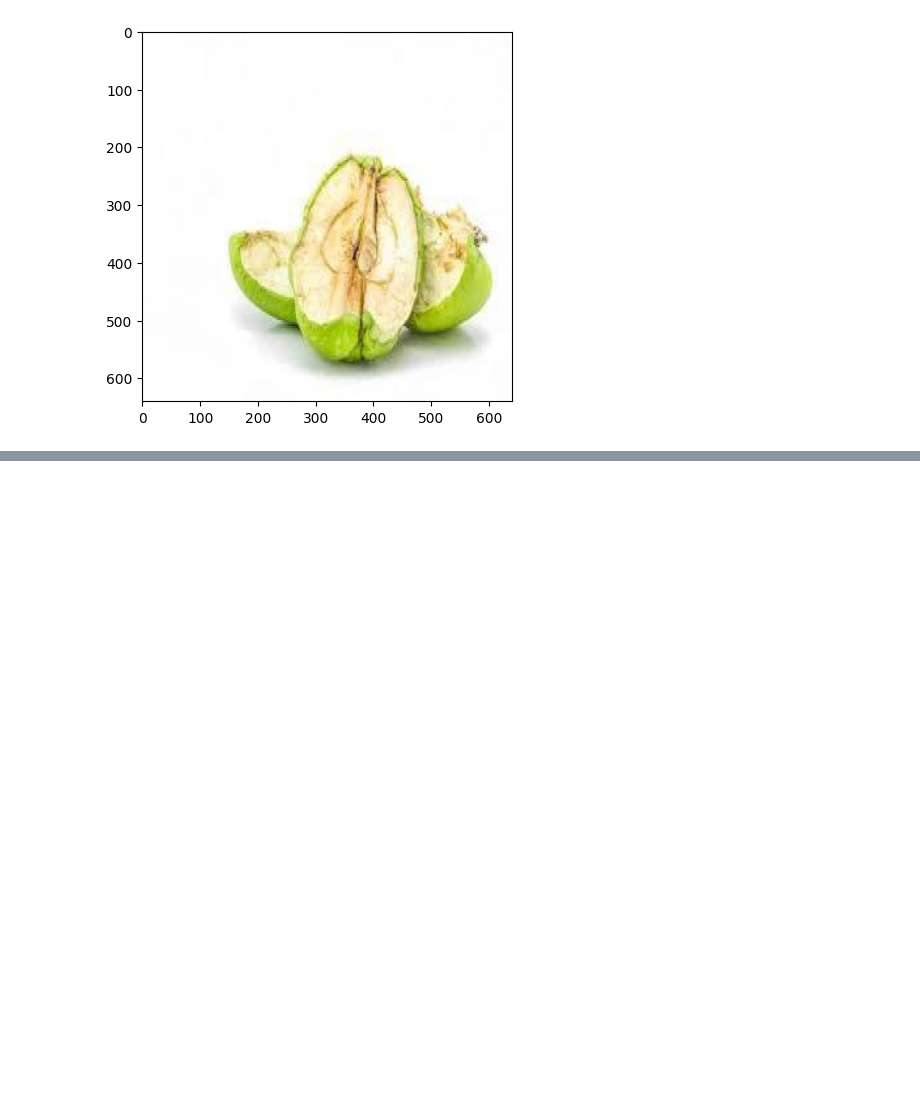
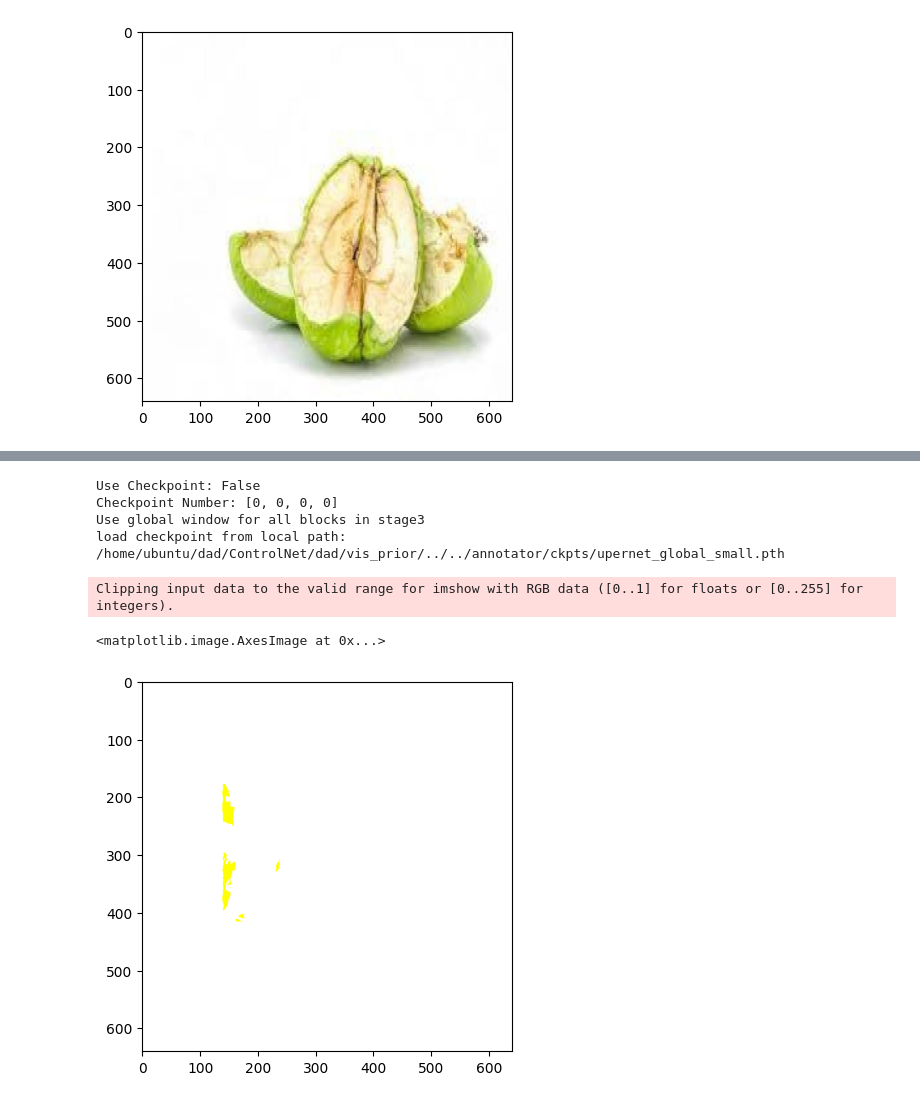
Before and after one commit to FANGAreNotGnu/ControlNet, a Jupyter notebook: dad/vis_prior/test_vis_prior_generation.ipynb, the cells around one changed output, grey strips where cells are left out. Cells and saved outputs as stored; diff of their text form; code cells hidden in the pictures; blank space fills up the shorter version.

```diff
--- a/dad/vis_prior/test_vis_prior_generation.ipynb
+++ b/dad/vis_prior/test_vis_prior_generation.ipynb
@@ -65,0 +104,11 @@ plt.imshow(cannyVPG.generate_one_sample(img=img, bbox=bbox, category_name=None,
+# %%
+uniVPG = UniformerVPG(vpd=naive_vpd, fill_val=0)
+plt.imshow(uniVPG.visualize_one_bbox(img=img, bbox=bbox, fill_val=1))
+# %% [output]
+Use Checkpoint: False
+Checkpoint Number: [0, 0, 0, 0]
+Use global window for all blocks in stage3
+load checkpoint from local path: /home/ubuntu/dad/ControlNet/dad/vis_prior/../../annotator/ckpts/upernet_global_small.pth
+Clipping input data to the valid range for imshow with RGB data ([0..1] for floats or [0..255] for integers).
+<matplotlib.image.AxesImage at 0x...>
+[figure, added]
```
Also changed, not shown: parts of 8 cells of this notebook, 6 other files.
